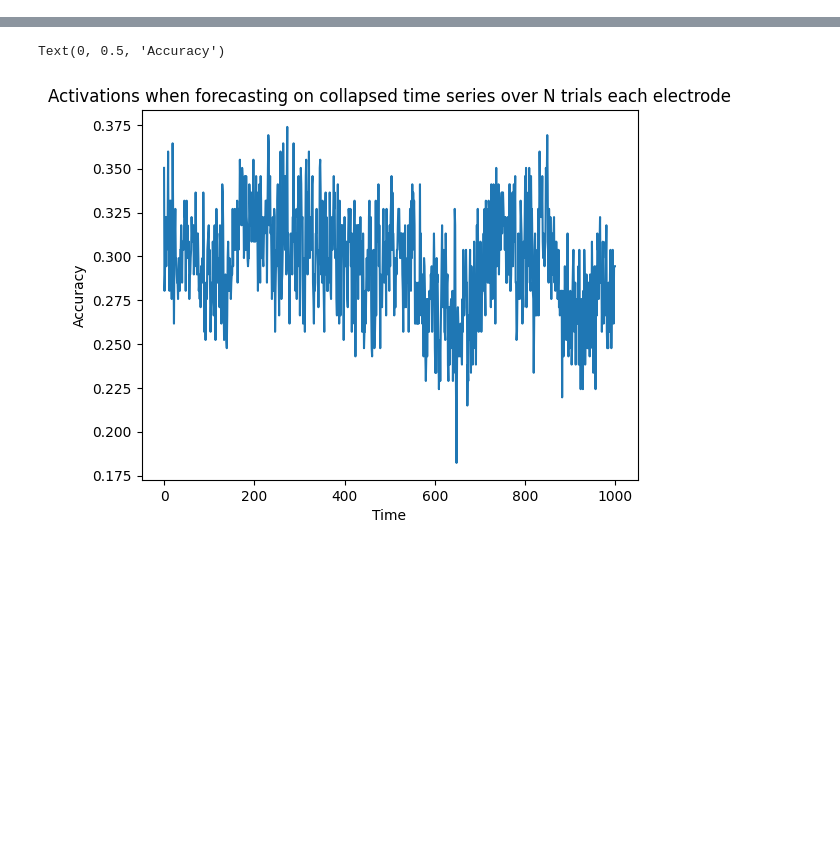
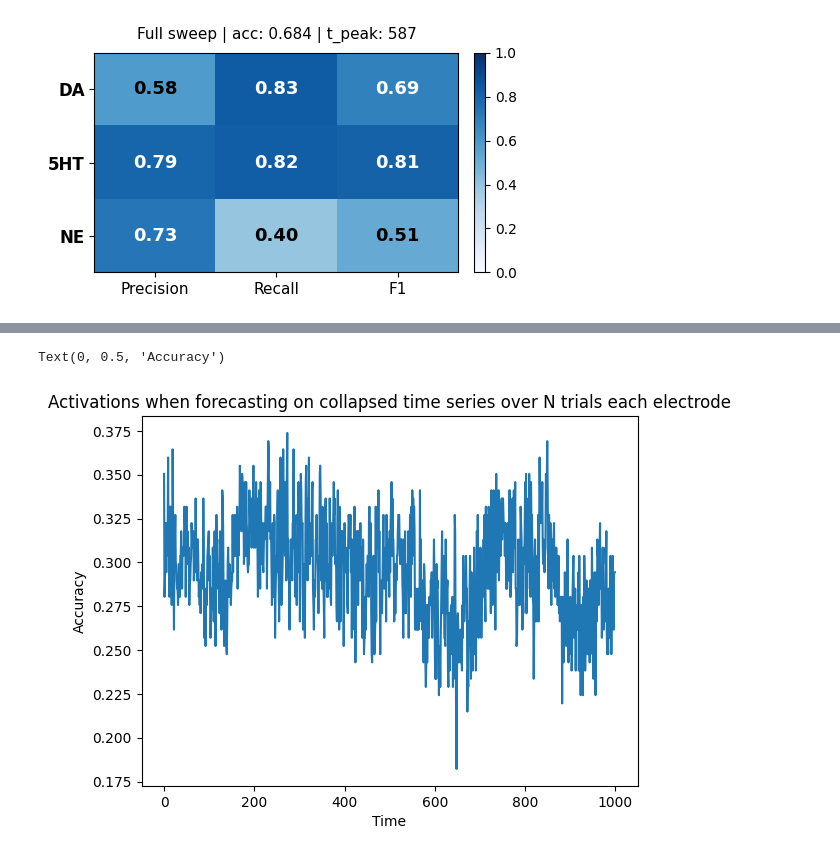
Before and after one commit to saruhan12/fscv_decoding, a Jupyter notebook: time_wise_decoding.ipynb, the cells around one changed output, grey strips where cells are left out. Cells and saved outputs as stored; diff of their text form; code cells hidden in the pictures; blank space fills up the shorter version.

```diff
--- a/time_wise_decoding.ipynb
+++ b/time_wise_decoding.ipynb
@@ -160,0 +152,4 @@ acc_full_controlled = logreg_classifier(train,test)
+# %%
+plot_classification_report(test_full[1], y_pred_full, t_peak_full, acc_over_t_full[t_peak_full], title="Full sweep")
+# %% [output]
+[figure, added]
```
Also changed, not shown: parts of 47 cells of this notebook, 4 other files.
